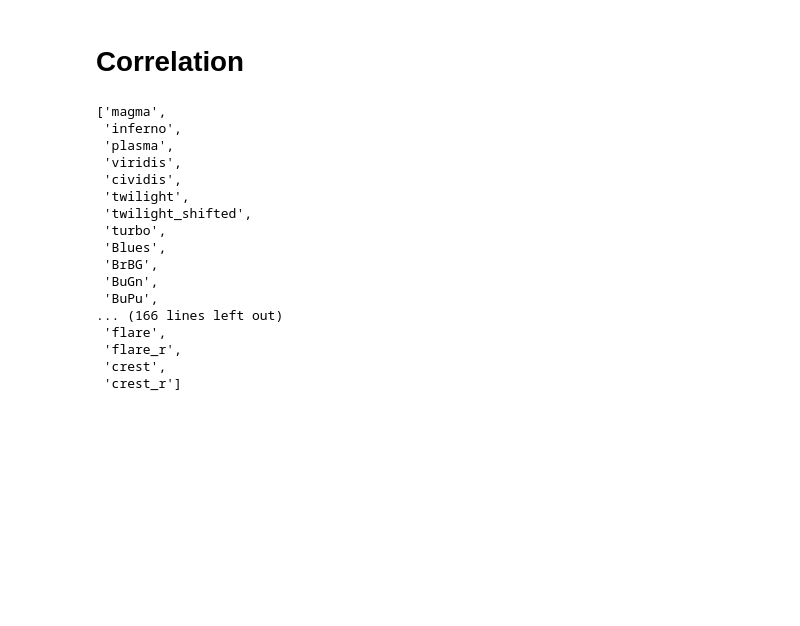
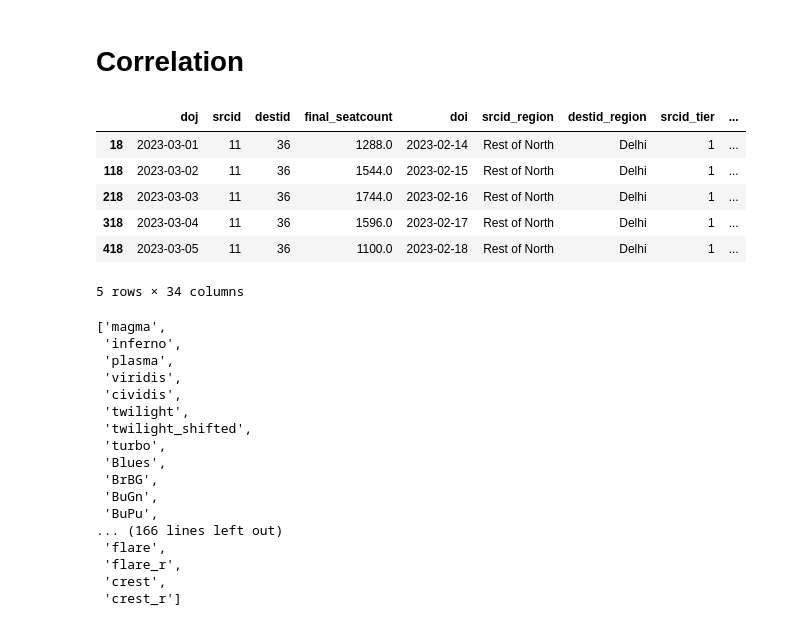
Before and after one commit to Aditya8215/RedBus-Hackathon_project, a Jupyter notebook: RedBus_Hackathon_juypter.ipynb, the cells around one changed output. Drawn from its saved outputs; the diff is of its cells as text; code cells hidden in the pictures; blank space fills up the shorter version.

```diff
--- a/RedBus_Hackathon_juypter.ipynb
+++ b/RedBus_Hackathon_juypter.ipynb
@@ -202,2 +210,2 @@ test['focus_city']=np.where((
 # %%
-df=df.drop(['srcid_tier','destid_tier'],axis=1)
+df['rolling_mean_7']
@@ -204,5 +225,5 @@ df=df.drop(['srcid_tier','destid_tier'],axis=1)
 # %% [markdown]
 # DIkkat
 # %%
-df['daily_seatcount']=df.groupby('route_key')['cumsum_seatcount'].diff().fillna(0)
+# df['daily_seatcount']=df.groupby('route_key')['cumsum_seatcount'].diff().fillna(0)
 # %%
@@ -232,6 +252,16 @@ df["route_key"] = df["route_key"].map(combo_map)
 test["route_key"] = test["route_key"].map(combo_map)
 # %% [markdown]
 # Correlation
+# %%
+df.head()
+# %% [output]
+|  | doj | srcid | destid | final_seatcount | doi | srcid_region | destid_region | srcid_tier | ... |
+| 18 | 2023-03-01 | 11 | 36 | 1288.0 | 2023-02-14 | Rest of North | Delhi | 1 | ... |
+| 118 | 2023-03-02 | 11 | 36 | 1544.0 | 2023-02-15 | Rest of North | Delhi | 1 | ... |
+| 218 | 2023-03-03 | 11 | 36 | 1744.0 | 2023-02-16 | Rest of North | Delhi | 1 | ... |
+| 318 | 2023-03-04 | 11 | 36 | 1596.0 | 2023-02-17 | Rest of North | Delhi | 1 | ... |
+| 418 | 2023-03-05 | 11 | 36 | 1100.0 | 2023-02-18 | Rest of North | Delhi | 1 | ... |
+5 rows × 34 columns
 # %%
 from matplotlib import colormaps
 list(colormaps)
```
Also changed, not shown: parts of 71 cells of this notebook.
